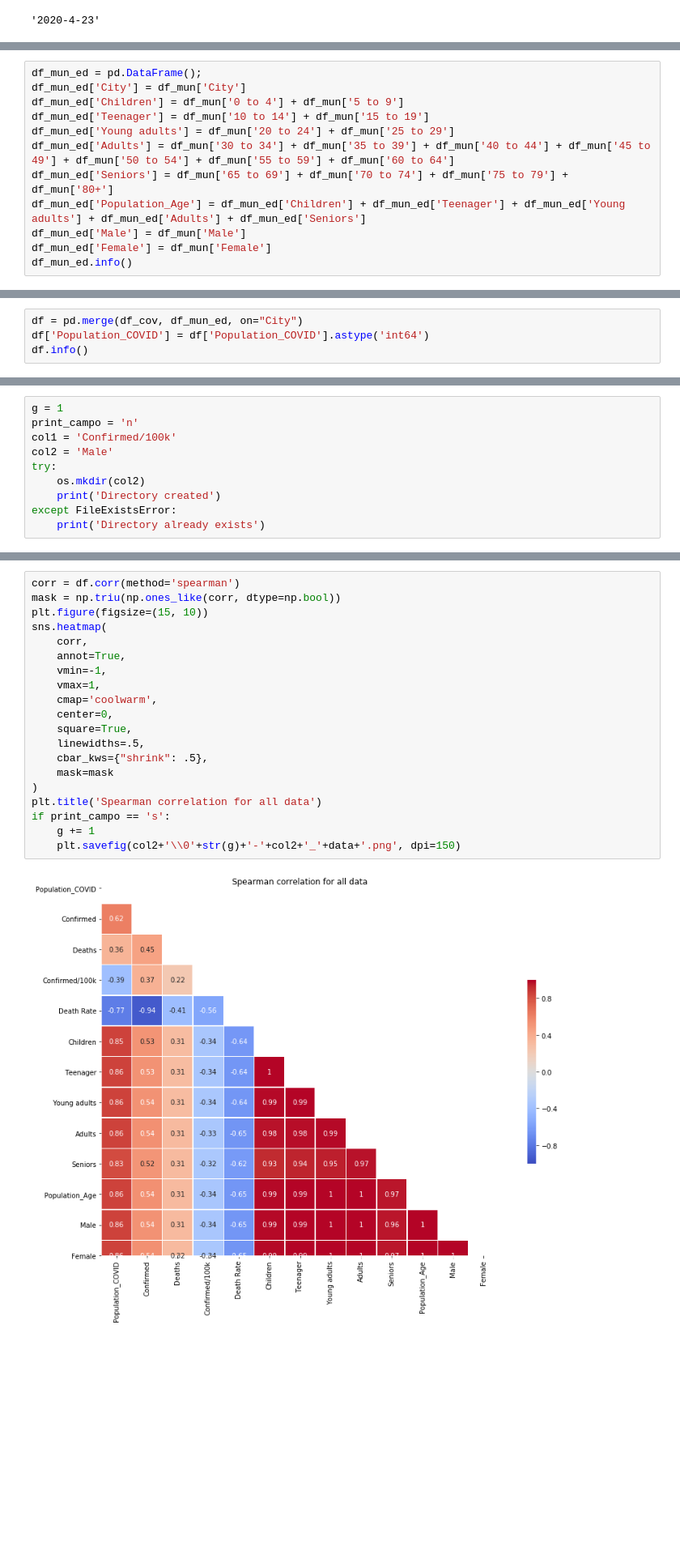
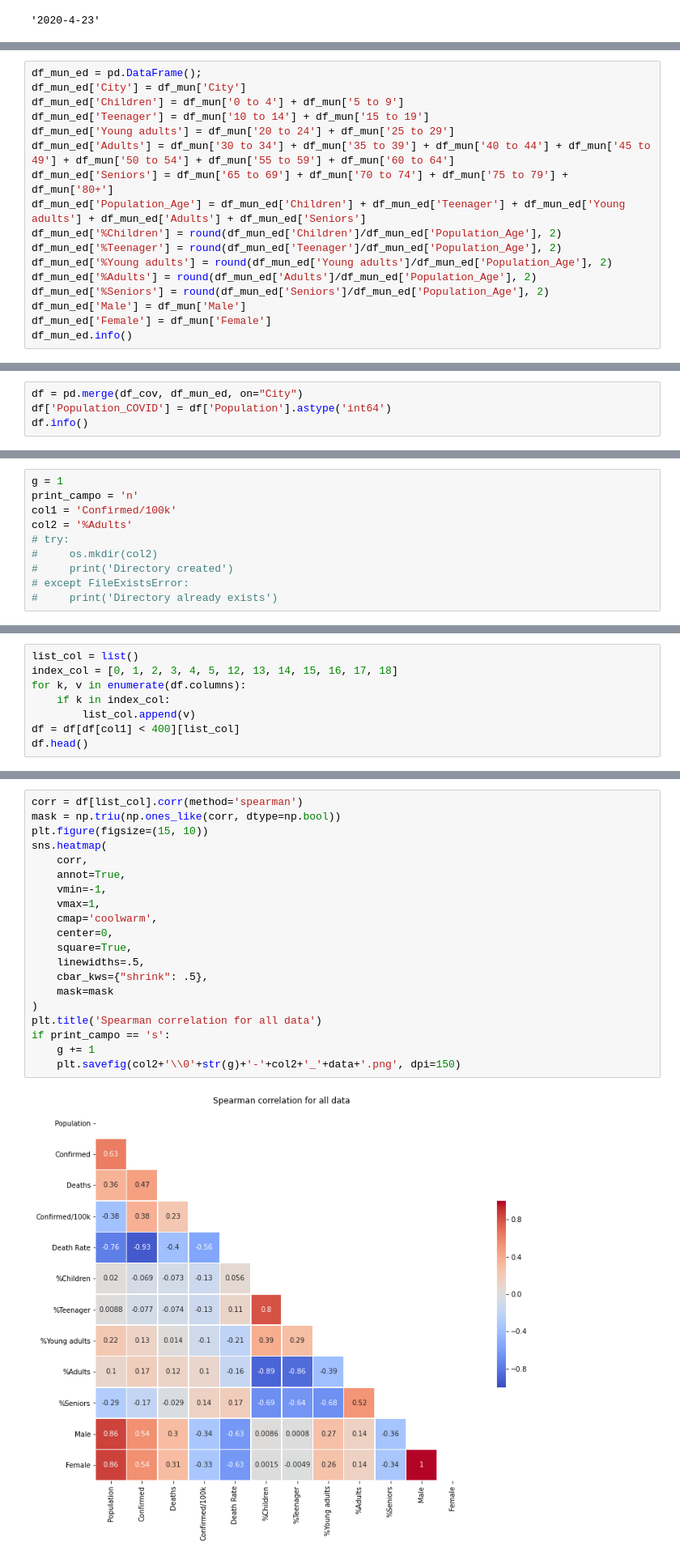
Before and after one commit to gfsilveira/covid, a Jupyter notebook: 04-Covid19-MunicipiosBR_socioeconomico.ipynb, the cells around one changed output, grey strips where cells are left out. Shown at 81% size. Drawn from its saved outputs; the diff is of its cells as text; blank space fills up the shorter version.

Commit message:
Age corr test

```diff
--- a/04-Covid19-MunicipiosBR_socioeconomico.ipynb
+++ b/04-Covid19-MunicipiosBR_socioeconomico.ipynb
@@ -113,6 +123,11 @@ df_mun_ed['Young adults'] = df_mun['20 to 24'] + df_mun['25 to 29']
 df_mun_ed['Adults'] = df_mun['30 to 34'] + df_mun['35 to 39'] + df_mun['40 to 44'] + df_mun['45 to 49'] + df_mun['50 to 54'] + df_mun['55 to 59'] + df_mun['60 to 64']
 df_mun_ed['Seniors'] = df_mun['65 to 69'] + df_mun['70 to 74'] + df_mun['75 to 79'] + df_mun['80+']
 df_mun_ed['Population_Age'] = df_mun_ed['Children'] + df_mun_ed['Teenager'] + df_mun_ed['Young adults'] + df_mun_ed['Adults'] + df_mun_ed['Seniors']
+df_mun_ed['%Children'] = round(df_mun_ed['Children']/df_mun_ed['Population_Age'], 2)
+df_mun_ed['%Teenager'] = round(df_mun_ed['Teenager']/df_mun_ed['Population_Age'], 2)
+df_mun_ed['%Young adults'] = round(df_mun_ed['Young adults']/df_mun_ed['Population_Age'], 2)
+df_mun_ed['%Adults'] = round(df_mun_ed['Adults']/df_mun_ed['Population_Age'], 2)
+df_mun_ed['%Seniors'] = round(df_mun_ed['Seniors']/df_mun_ed['Population_Age'], 2)
 df_mun_ed['Male'] = df_mun['Male']
 df_mun_ed['Female'] = df_mun['Female']
 df_mun_ed.info()
@@ -134,6 +154,6 @@ memory usage: 391.6+ KB
 # %%
 df = pd.merge(df_cov, df_mun_ed, on="City")
-df['Population_COVID'] = df['Population_COVID'].astype('int64')
+df['Population_COVID'] = df['Population'].astype('int64')
 df.info()
 # %% [output]
 <class 'pandas.core.frame.DataFrame'>
@@ -177,9 +177,9 @@ dtype: object
 g = 1
 print_campo = 'n'
 col1 = 'Confirmed/100k'
-col2 = 'Male'
-try:
-    os.mkdir(col2)
-    print('Directory created')
-except FileExistsError:
-    print('Directory already exists')
+col2 = '%Adults'
+# try:
+#     os.mkdir(col2)
+#     print('Directory created')
+# except FileExistsError:
+#     print('Directory already exists')
@@ -187,0 +205,8 @@ Directory already exists
+# %%
+list_col = list()
+index_col = [0, 1, 2, 3, 4, 5, 12, 13, 14, 15, 16, 17, 18]
+for k, v in enumerate(df.columns):
+    if k in index_col:
+        list_col.append(v)
+df = df[df[col1] < 400][list_col]
+df.head()
@@ -188,23 +220,23 @@ Directory already exists
 # %%
-corr = df.corr(method='spearman')
+corr = df[list_col].corr(method='spearman')
 mask = np.triu(np.ones_like(corr, dtype=np.bool))
 plt.figure(figsize=(15, 10))
 sns.heatmap(
     corr,
     annot=True,
     vmin=-1,
     vmax=1,
     cmap='coolwarm',
     center=0,
     square=True,
     linewidths=.5,
     cbar_kws={"shrink": .5},
     mask=mask
 )
 plt.title('Spearman correlation for all data')
 if print_campo == 's':
     g += 1
     plt.savefig(col2+'\\0'+str(g)+'-'+col2+'_'+data+'.png', dpi=150)
 # %% [output]
-[figure, old version]
+[figure, new version]
 # %%
```
Also changed, not shown: parts of 20 cells of this notebook.
